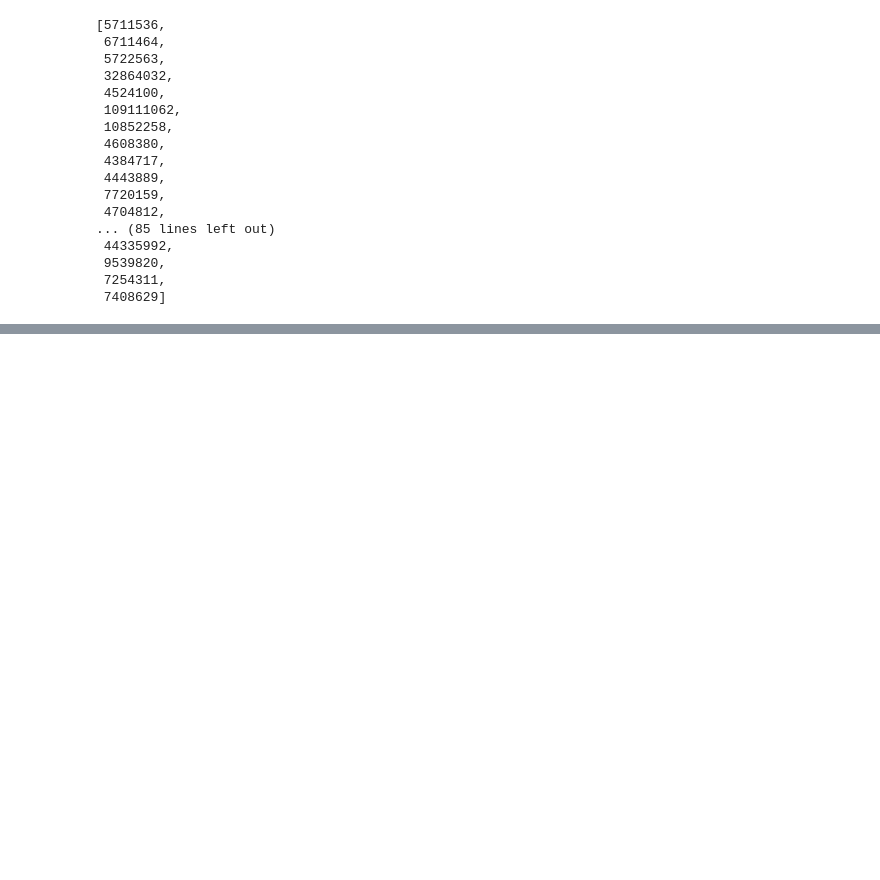
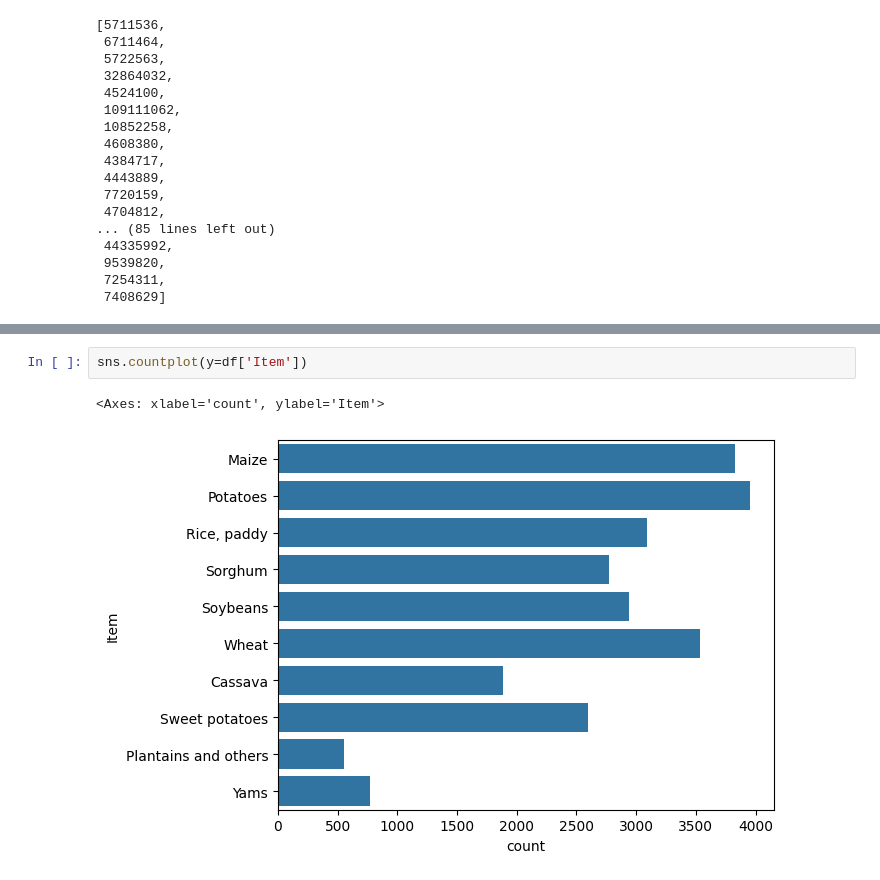
Before and after one commit to AamukthaThammisetty/crop-yield-prediction, a Jupyter notebook: jupyter-notebooks/notebook.ipynb, the cells around one changed output, grey strips where cells are left out. Drawn from its saved outputs; the diff is of its cells as text; blank space fills up the shorter version.

```diff
--- a/jupyter-notebooks/notebook.ipynb
+++ b/jupyter-notebooks/notebook.ipynb
@@ -154,0 +161,5 @@ yield_per_country
+# %%
+sns.countplot(y=df['Item'])
+# %% [output]
+<Axes: xlabel='count', ylabel='Item'>
+[figure, added]
```
Also changed, not shown: parts of 1 cell of this notebook.
